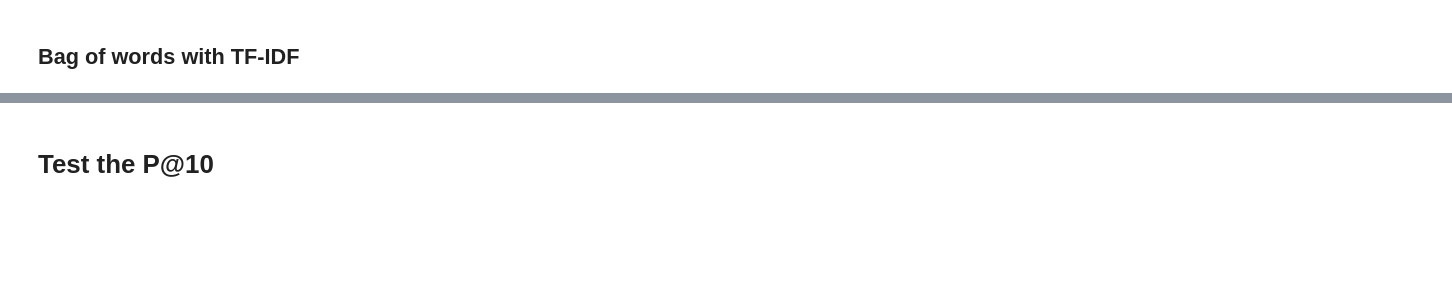
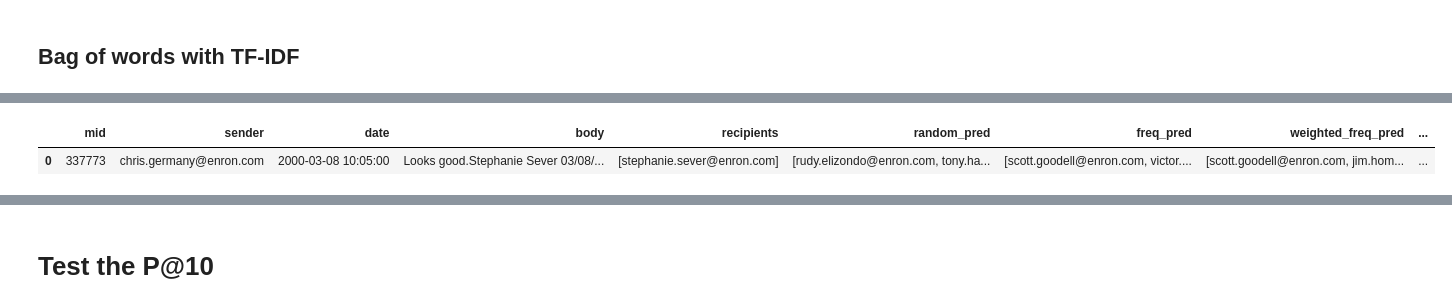
Before and after one commit to Guepardow/Altegrad, a Jupyter notebook: code/3 - Prediction and error.ipynb, the cells around one changed output, grey strips where cells are left out. Saved outputs shown, nothing was run; the diff lists cells and outputs as text; code cells hidden in the pictures; blank space fills up the shorter version.

```diff
--- a/code/3 - Prediction and error.ipynb
+++ b/code/3 - Prediction and error.ipynb
@@ -499,14 +502,20 @@ for row in range(training_df_test.shape[0]): #for each mail
 # %%
 def get_recipients_from_name(name, all_users):
     '''
-    Gives the recipients' email address whose names are close to the given name
+    Gives 0 or 1 recipient email address whose name is the one given is the input
+
+    == Input ==
+    name : a string with the name one is looking for
+    all_users : a list of names, where the name is looked for, ordered by preference / score
+    == Output ==
+    if name is found, an email address
     '''
-    result = []
+
     if((len(name) > 3)): #remove 'it'
         for rec in all_users :
             rec_name = rec.split('@')[0] #the part before the @
             score = str.find(rec_name, name.lower()) #returns -1 if the name is not in the email address, otherwise its position
-            if score > -1:
-                result.append(rec)
-                return([result[0]])
-    return(result)
+            if score > -1: #a corresponding email address has been found
+                return [rec]
+        return [] #no corresponding email address
+    return [] #the given name is too short
@@ -583,0 +603,21 @@ mids_sender_to_recipient = get_mids_sender_to_recipient(address_books_train, tra
+# %%
+import nltk
+import string
+import os
+
+from sklearn.feature_extraction.text import TfidfVectorizer
+from nltk.stem.porter import PorterStemmer
+stemmer = PorterStemmer()
+
+def stem_tokens(tokens):
+    stemmed = []
+    for item in tokens:
+        stemmed.append(stemmer.stem(item))
+    return stemmed
+
+def tokenize(text):
+    tokens = nltk.word_tokenize(text)
+    stems = stem_tokens(tokens)
+    return stems
+
+tfidf = TfidfVectorizer(tokenizer=tokenize, stop_words='english')
@@ -583,0 +691,5 @@ mids_sender_to_recipient = get_mids_sender_to_recipient(address_books_train, tra
+# %%
+training_df_test.head(1)
+# %% [output]
+|  | mid | sender | date | body | recipients | random_pred | freq_pred | weighted_freq_pred | ... |
+| 0 | 337773 | chris.germany@enron.com | 2000-03-08 10:05:00 | Looks good.Stephanie Sever 03/08/... | [stephanie.sever@enron.com] | [rudy.elizondo@enron.com, tony.ha... | [scott.goodell@enron.com, victor.... | [scott.goodell@enron.com, jim.hom... | ... |
```
Also changed, not shown: parts of 33 cells of this notebook.
